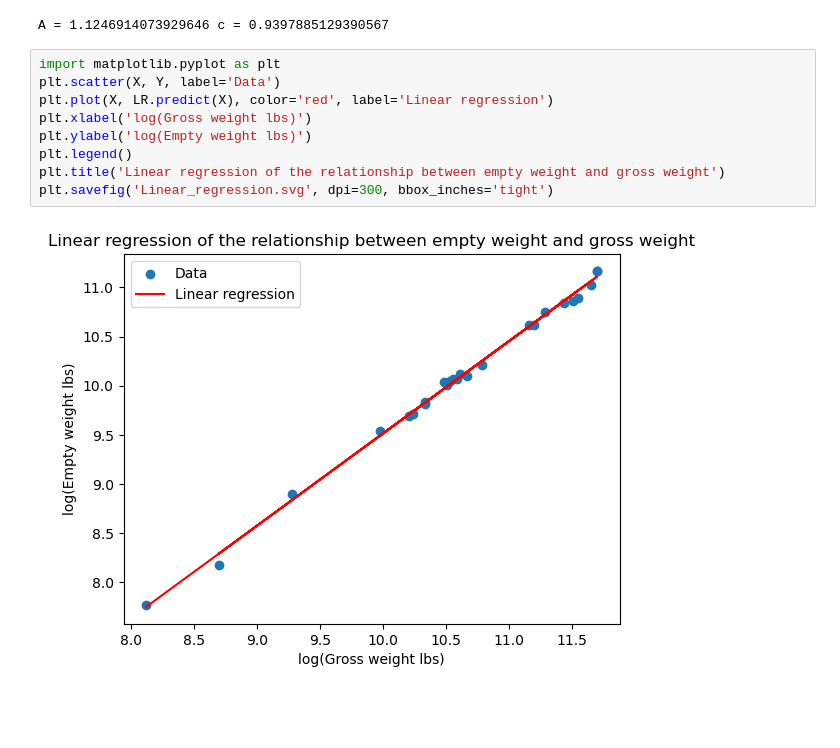
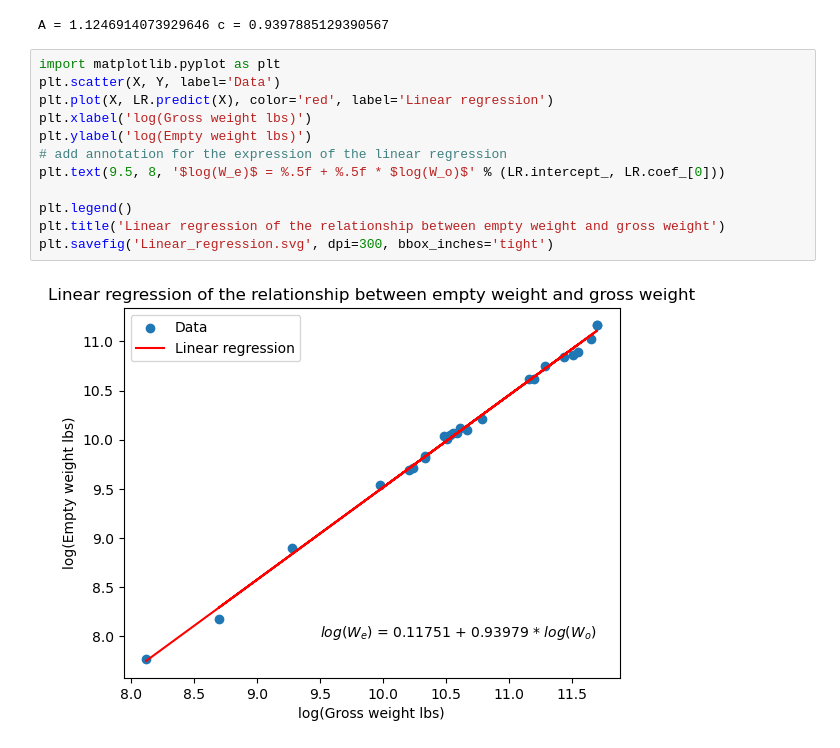
Before and after one commit to rzhangbq/MECH3620-Aircraft-Design-Group-Project, a Jupyter notebook: linear_regression/linear_regression.ipynb, the cells around one changed output. Cells and saved outputs as stored; diff of their text form; blank space fills up the shorter version.

Commit message:
refine chart

```diff
--- a/linear_regression/linear_regression.ipynb
+++ b/linear_regression/linear_regression.ipynb
@@ -42,11 +42,14 @@ A = 1.1246914073929646 c = 0.9397885129390567
 # %%
 import matplotlib.pyplot as plt
 plt.scatter(X, Y, label='Data')
 plt.plot(X, LR.predict(X), color='red', label='Linear regression')
 plt.xlabel('log(Gross weight lbs)')
 plt.ylabel('log(Empty weight lbs)')
+# add annotation for the expression of the linear regression
+plt.text(9.5, 8, '$log(W_e)$ = %.5f + %.5f * $log(W_o)$' % (LR.intercept_, LR.coef_[0]))
+
 plt.legend()
 plt.title('Linear regression of the relationship between empty weight and gross weight')
 plt.savefig('Linear_regression.svg', dpi=300, bbox_inches='tight')
 # %% [output]
-[figure, old version]
+[figure, new version]
```
Also changed, not shown: 1 other file.
